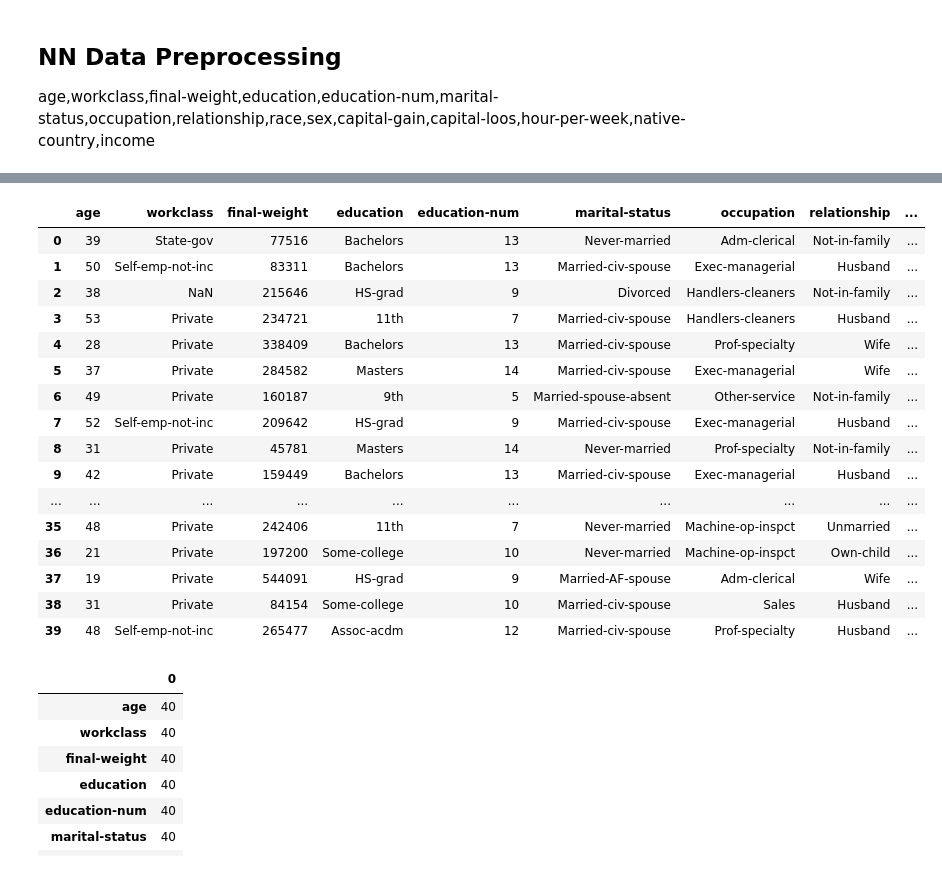
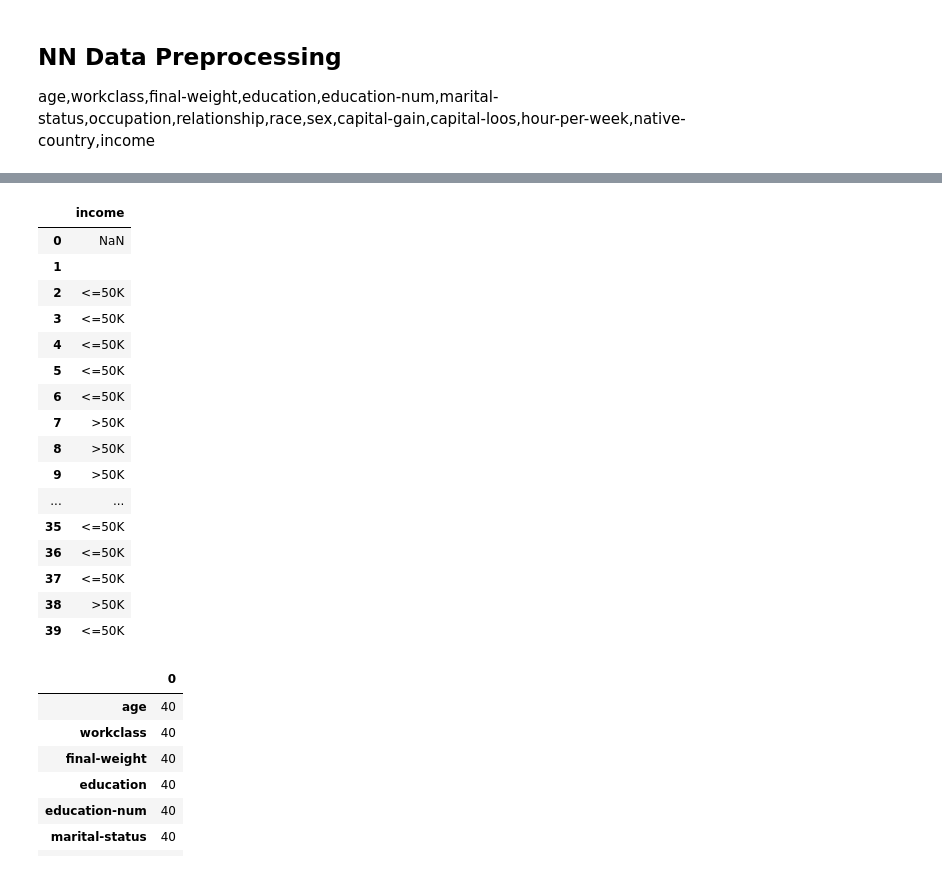
Before and after one commit to mamud1977/bootup, a Jupyter notebook: data_preprocessing.ipynb, the cells around one changed output, grey strips where cells are left out. Cells and saved outputs as stored; diff of their text form; code cells hidden in the pictures.

```diff
--- a/data_preprocessing.ipynb
+++ b/data_preprocessing.ipynb
@@ -9,2 +25,3 @@ import pandas as pd
 # %%
-df = pd.read_csv('./census_incomplete.csv')
+df = pd.read_csv('/content/census_incomplete.csv')
+df
@@ -15,27 +98,27 @@ df.shape
 # %%
 # Select specific columns
 selected_columns = ["age", "income"]
 selected_columns2 = ["income"]
 new_df = df[selected_columns2]
-df
+new_df
 # %% [output]
-|  | age | workclass | final-weight | education | education-num | marital-status | occupation | relationship | ... |
-| 0 | 39 | State-gov | 77516 | Bachelors | 13 | Never-married | Adm-clerical | Not-in-family | ... |
-| 1 | 50 | Self-emp-not-inc | 83311 | Bachelors | 13 | Married-civ-spouse | Exec-managerial | Husband | ... |
-| 2 | 38 | NaN | 215646 | HS-grad | 9 | Divorced | Handlers-cleaners | Not-in-family | ... |
-| 3 | 53 | Private | 234721 | 11th | 7 | Married-civ-spouse | Handlers-cleaners | Husband | ... |
-| 4 | 28 | Private | 338409 | Bachelors | 13 | Married-civ-spouse | Prof-specialty | Wife | ... |
-| 5 | 37 | Private | 284582 | Masters | 14 | Married-civ-spouse | Exec-managerial | Wife | ... |
-| 6 | 49 | Private | 160187 | 9th | 5 | Married-spouse-absent | Other-service | Not-in-family | ... |
-| 7 | 52 | Self-emp-not-inc | 209642 | HS-grad | 9 | Married-civ-spouse | Exec-managerial | Husband | ... |
-| 8 | 31 | Private | 45781 | Masters | 14 | Never-married | Prof-specialty | Not-in-family | ... |
-| 9 | 42 | Private | 159449 | Bachelors | 13 | Married-civ-spouse | Exec-managerial | Husband | ... |
-| ... | ... | ... | ... | ... | ... | ... | ... | ... | ... |
-| 35 | 48 | Private | 242406 | 11th | 7 | Never-married | Machine-op-inspct | Unmarried | ... |
-| 36 | 21 | Private | 197200 | Some-college | 10 | Never-married | Machine-op-inspct | Own-child | ... |
-| 37 | 19 | Private | 544091 | HS-grad | 9 | Married-AF-spouse | Adm-clerical | Wife | ... |
-| 38 | 31 | Private | 84154 | Some-college | 10 | Married-civ-spouse | Sales | Husband | ... |
-| 39 | 48 | Self-emp-not-inc | 265477 | Assoc-acdm | 12 | Married-civ-spouse | Prof-specialty | Husband | ... |
+|  | income |
+| 0 | NaN |
+| 1 |  |
+| 2 | <=50K |
+| 3 | <=50K |
+| 4 | <=50K |
+| 5 | <=50K |
+| 6 | <=50K |
+| 7 | >50K |
+| 8 | >50K |
+| 9 | >50K |
+| ... | ... |
+| 35 | <=50K |
+| 36 | <=50K |
+| 37 | <=50K |
+| 38 | >50K |
+| 39 | <=50K |
 # %%
 df.isnull().count()
 # %% [output]
```
Also changed, not shown: parts of 7 cells of this notebook.
